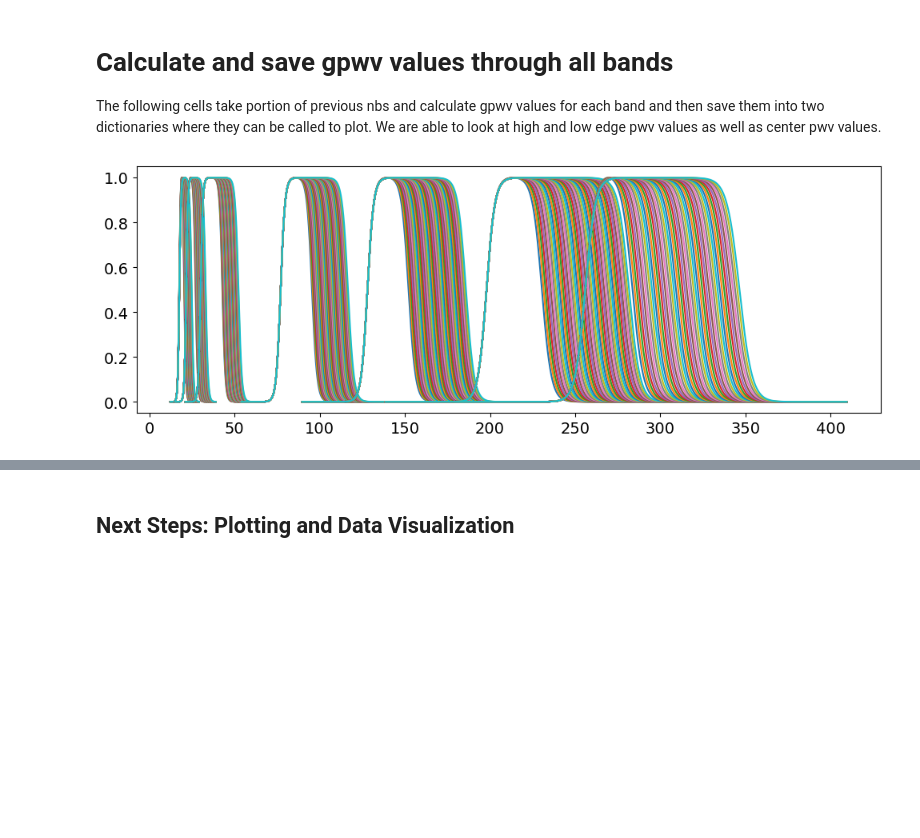
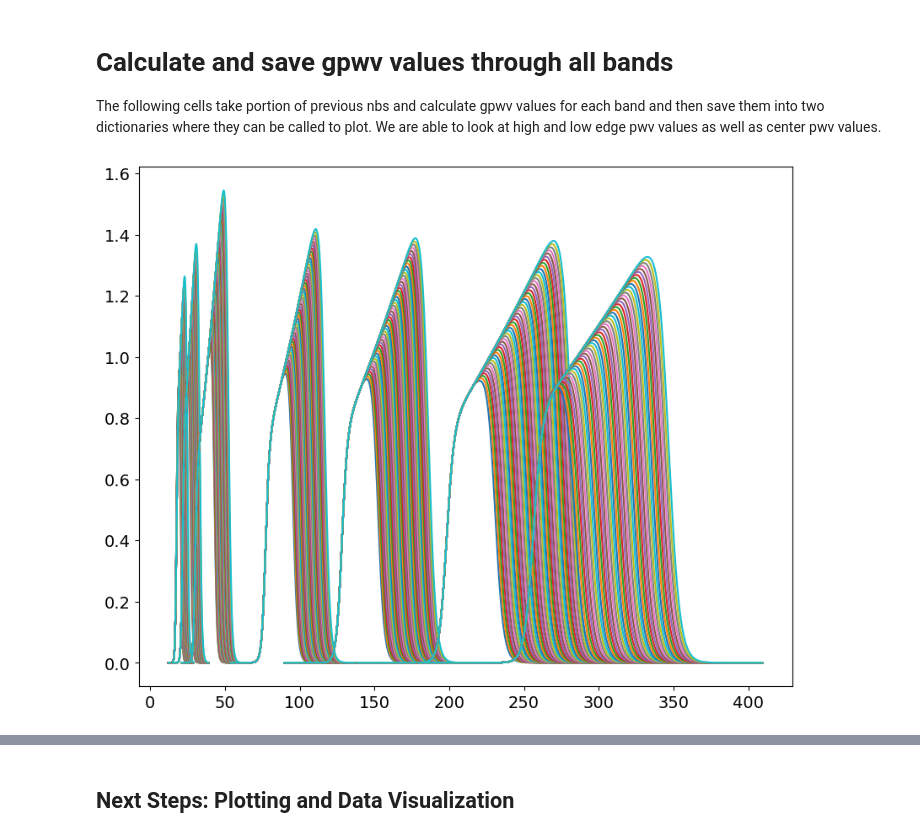
Before and after one commit to JohnRuhl/Atmos_pwv_flucts, a Jupyter notebook: Atmos_pwv_flucts.ipynb, the cells around one changed output, grey strips where cells are left out. Saved outputs shown, nothing was run; the diff lists cells and outputs as text; code cells hidden in the pictures; blank space fills up the shorter version.

Commit message:
Corrected atmos transmission implementation, and made alpha model work by using the same pivot frequency for both high and low edges

```diff
--- a/Atmos_pwv_flucts.ipynb
+++ b/Atmos_pwv_flucts.ipynb
@@ -709,49 +709,52 @@ for pwv in spole_pwvs:
         nu= nuvec*1e9
         dB_dT= dBdT(2.7, nu) ##take outside loop
         for freqhigh in freqvec_high:
-
-            model1 = logistic_easy(nuvec, nulow, freqhigh, a, n)#*alpha_bandmodel(nuvec, nulow, alpha)*atmos_trans_interp
-            dPdTcmb= np.trapz(model1*dB_dT*(c**2/nu**2), nu)
-            dPdTcmb_h= np.append(dPdTcmb_h, dPdTcmb)
-            plt.plot(nuvec,model1)
-
+            #
+            # instrument band, ie band to atmospheric emission
+            model1 = logistic_easy(nuvec, nulow, freqhigh, a, n)*alpha_bandmodel(nuvec, bandcenter, alpha)
             P_atm0 = np.trapz(model1*bnu_aomega(nu, Tb_interp), nu)
             P_atm1 = np.trapz(model1*bnu_aomega(nu, Tb_interp2), nu)
             dPdpwv = (P_atm1-P_atm0)/0.1
             dPdpwv_h= np.append(dPdpwv_h,dPdpwv)
+            plt.plot(nuvec,model1)
+            #
+            # band to cmb includes effect of atmospheric transmission vs nu
+            model1 = model1*atmos_trans_interp
+            dPdTcmb= np.trapz(model1*dB_dT*(c**2/nu**2), nu)
+            dPdTcmb_h= np.append(dPdTcmb_h, dPdTcmb)
 
-            #gpwv_h= np.append(gpwv_h, dPdpwv/dPdTcmb)
 
         freqvec_low= np.linspace(0.9*nulow, 1.1*nulow, npts)
-        #freqvec_low= np.linspace(nulow-(nulow*0.1), nulow+(nulow*0.1), npts)
         dPdTcmb_l= np.array([])
         dPdpwv_l= np.array([])
-        #gpwv_l= np.array([])
 
         for freqlow in freqvec_low:
-            #nu= nuvec*1e9
-            model1 = logistic_easy(nuvec, freqlow,nuhigh, a, n)#*alpha_bandmodel(nuvec, nuhigh, alpha)*atmos_trans_interp
-            #dB_dT= dBdT(2.7, nu)
-            dPdTcmb_l= np.append(dPdTcmb_l, np.trapz(model1*dB_dT*(c**2/nu**2), nu))
+            #
+            # instrument band, ie band to atmospheric emission
+            model1 = logistic_easy(nuvec, freqlow,nuhigh, a, n)*alpha_bandmodel(nuvec, bandcenter, alpha)
             P_atm0 = np.trapz(model1*bnu_aomega(nu, Tb_interp), nu)
             P_atm1 = np.trapz(model1*bnu_aomega(nu, Tb_interp2), nu)
             dPdpwv_l= np.append(dPdpwv_l, (P_atm1-P_atm0)/0.1)
-        #print(dPdpwv_l)
-        #print(dPdTcmb_l)
+            #
+            # band to cmb includes effect of atmospheric transmission vs nu
+            model1 = model1*atmos_trans_interp
+            dPdTcmb= np.trapz(model1*dB_dT*(c**2/nu**2), nu)
+            dPdTcmb_l= np.append(dPdTcmb_l, dPdTcmb)
+
 
         spole_dict[pwv][ch]['lowvec']= freqvec_low
         spole_dict[pwv][ch]['highvec']= freqvec_high
 
         spole_dict[pwv][ch]['dPdTcmb_l'] = dPdTcmb_l
         spole_dict[pwv][ch]['dPdTcmb_h'] = dPdTcmb_h
 
         spole_dict[pwv][ch]['dPdpwv_l'] = dPdpwv_l
         spole_dict[pwv][ch]['dPdpwv_h'] = dPdpwv_h
 
         spole_dict[pwv][ch]['gpwv_l'] = dPdpwv_l/dPdTcmb_l
         spole_dict[pwv][ch]['gpwv_h'] = dPdpwv_h/dPdTcmb_h
 # %% [output]
-[figure, old version]
+[figure, new version]
 # %%
 print(spole_dict[300]['HF_1']['gpwv_l'])
 print(spole_dict[300]['HF_1']['gpwv_h'])
```
Also changed, not shown: parts of 13 cells of this notebook.
